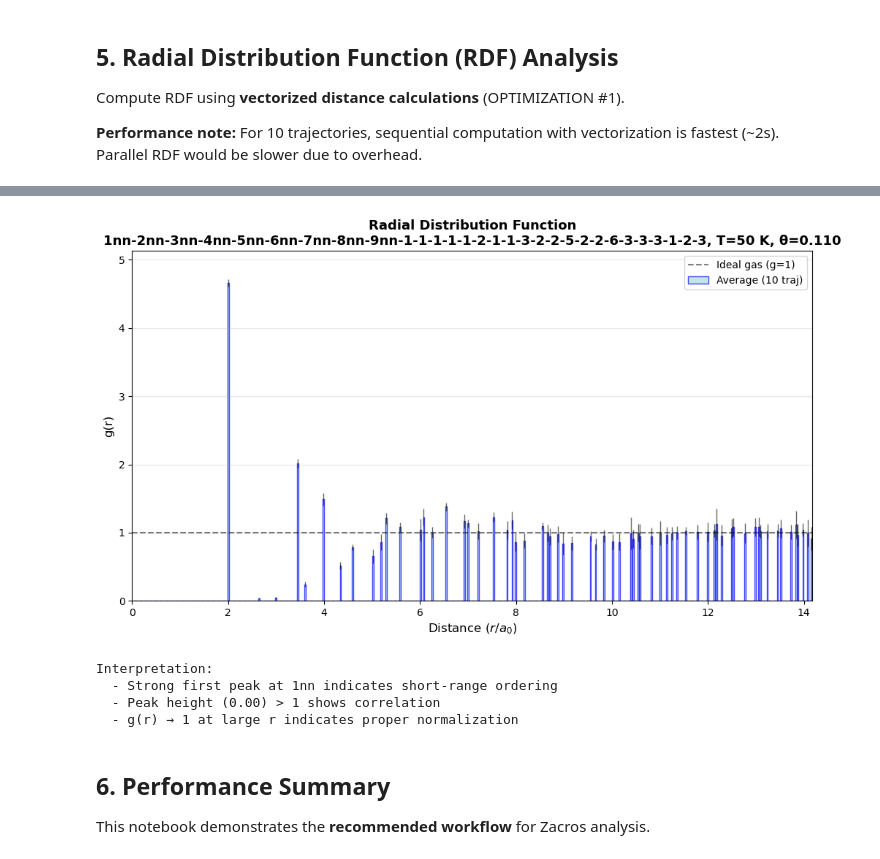
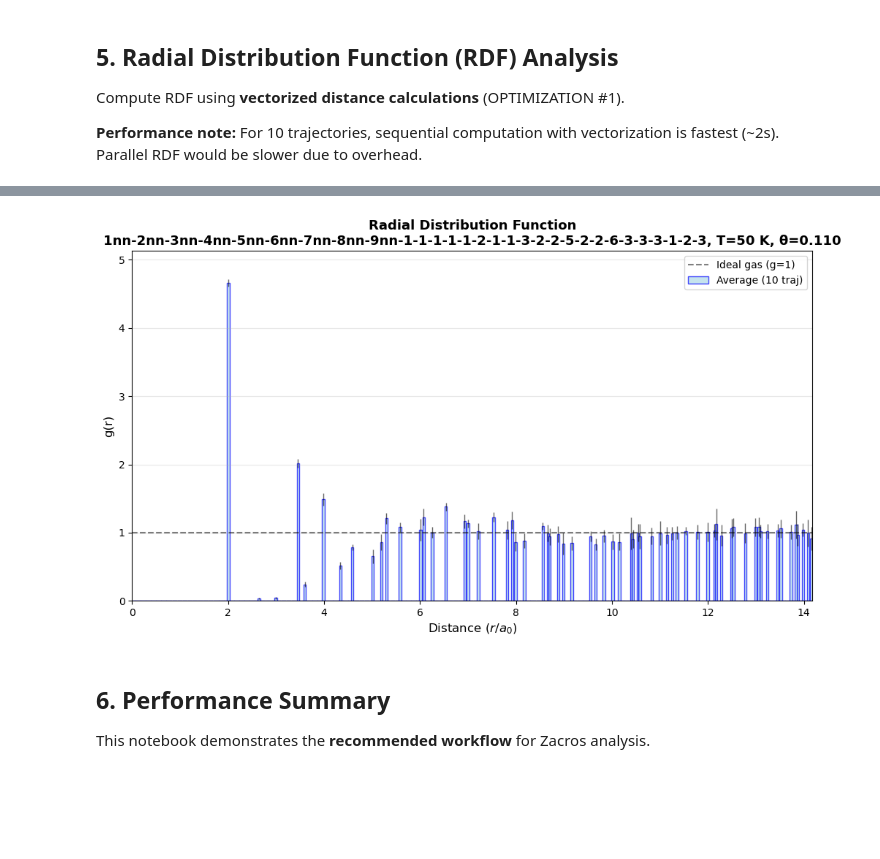
Before and after one commit to akandra/O_Pt111, a Jupyter notebook: zacros_analysis_v1.ipynb, the cells around one changed output, grey strips where cells are left out. Cells and saved outputs as stored; diff of their text form; code cells hidden in the pictures; blank space fills up the shorter version.

```diff
--- a/zacros_analysis_v1.ipynb
+++ b/zacros_analysis_v1.ipynb
@@ -514,44 +513,35 @@ First peak (1nn):
 # Plot RDF with error bars
 fig, ax = plt.subplots(figsize=(10, 6))
 
 # Calculate bar width based on bin spacing
-bar_width = (dr / lattice_constant) * 0.8
+bar_width = (dr / lattice_constant) * 1.5
 
 # Plot bars with error bars
 ax.bar(r_a0, g_avg, width=bar_width,
        ec='blue', fc='lightblue', alpha=0.7,
        label=f'Average ({len(trajs)} traj)', align='center')
 ax.errorbar(r_a0, g_avg, yerr=g_std,
            fmt='none', ecolor='black', capsize=0,
            linewidth=1, alpha=0.6, zorder=10)
 
 # Reference line for ideal gas
 ax.axhline(1.0, color='k', linestyle='--', linewidth=1.5,
           alpha=0.5, label='Ideal gas (g=1)')
 
 # Formatting
 ax.set_xlabel(r'Distance ($r / a_0$)', fontsize=12)
 ax.set_ylabel('g(r)', fontsize=12)
 ax.set_title(f'Radial Distribution Function\n{interactions[0]}, T={temperatures[0]} K, θ={coverages[0]:.3f}',
             fontsize=13, fontweight='bold')
 ax.legend(fontsize=10, loc='upper right')
 ax.grid(True, alpha=0.3, axis='y')
 ax.set_xlim(0, r_max/lattice_constant)
 ax.set_ylim(0, max(g_avg) * 1.1)
 
 plt.tight_layout()
 plt.show()
-
-print(f"\nInterpretation:")
-print(f"  - Strong first peak at 1nn indicates short-range ordering")
-print(f"  - Peak height ({np.max(g_avg[:20]):.2f}) > 1 shows correlation")
-print(f"  - g(r) → 1 at large r indicates proper normalization")
 # %% [output]
-[figure, old version]
+[figure, new version]
-Interpretation:
-  - Strong first peak at 1nn indicates short-range ordering
-  - Peak height (0.00) > 1 shows correlation
-  - g(r) → 1 at large r indicates proper normalization
 # %% [markdown]
 ## 6. Performance Summary
 
```
Also changed, not shown: parts of 3 cells of this notebook, 1 other file.
